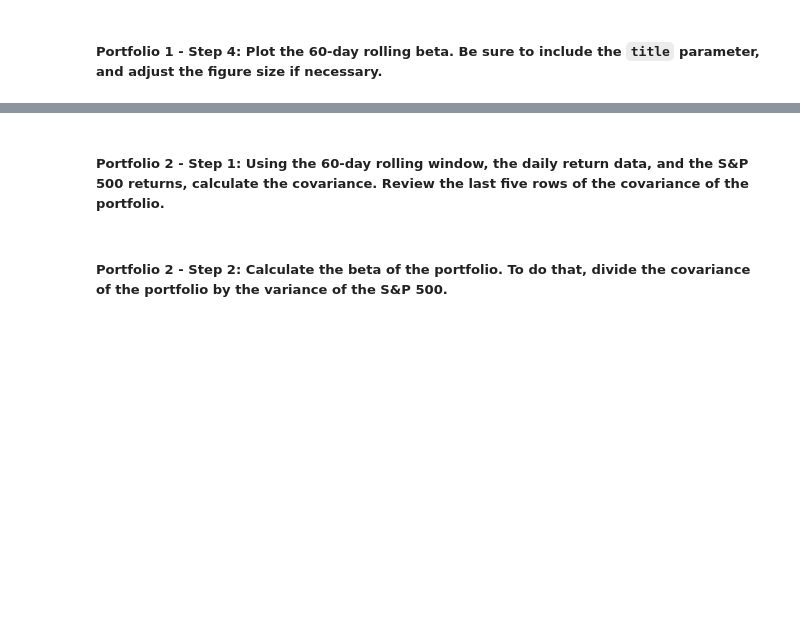
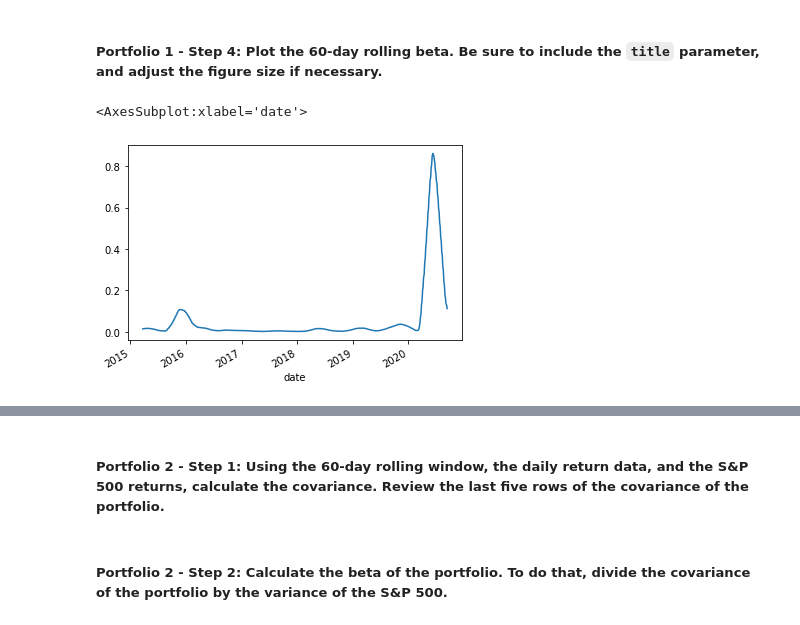
Before and after one commit to vsgellon/Fund_Performance_Analysis, a Jupyter notebook: risk_return_analysis.ipynb, the cells around one changed output, grey strips where cells are left out. Saved outputs shown, nothing was run; the diff lists cells and outputs as text; code cells hidden in the pictures; blank space fills up the shorter version.

```diff
--- a/risk_return_analysis.ipynb
+++ b/risk_return_analysis.ipynb
@@ -388,0 +451,3 @@ Your analysis is nearing completion. Now, you need to evaluate how the portfolio
+# %%
+tiger_beta = daily_returns['TIGER GLOBAL MANAGEMENT LLC'].rolling(window=60).cov(daily_returns['S&P 500']) / daily_returns['S&P 500'].var()
+tiger_beta.tail()
@@ -396,4 +510,7 @@ Your analysis is nearing completion. Now, you need to evaluate how the portfolio
 # %%
 # Plot the rolling beta
 # Include a title parameter and adjust the figure size
-# YOUR CODE HERE
+tiger_beta.rolling(60).mean().plot()
+# %% [output]
+<AxesSubplot:xlabel='date'>
+[figure, added]
```
Also changed, not shown: parts of 20 cells of this notebook.
